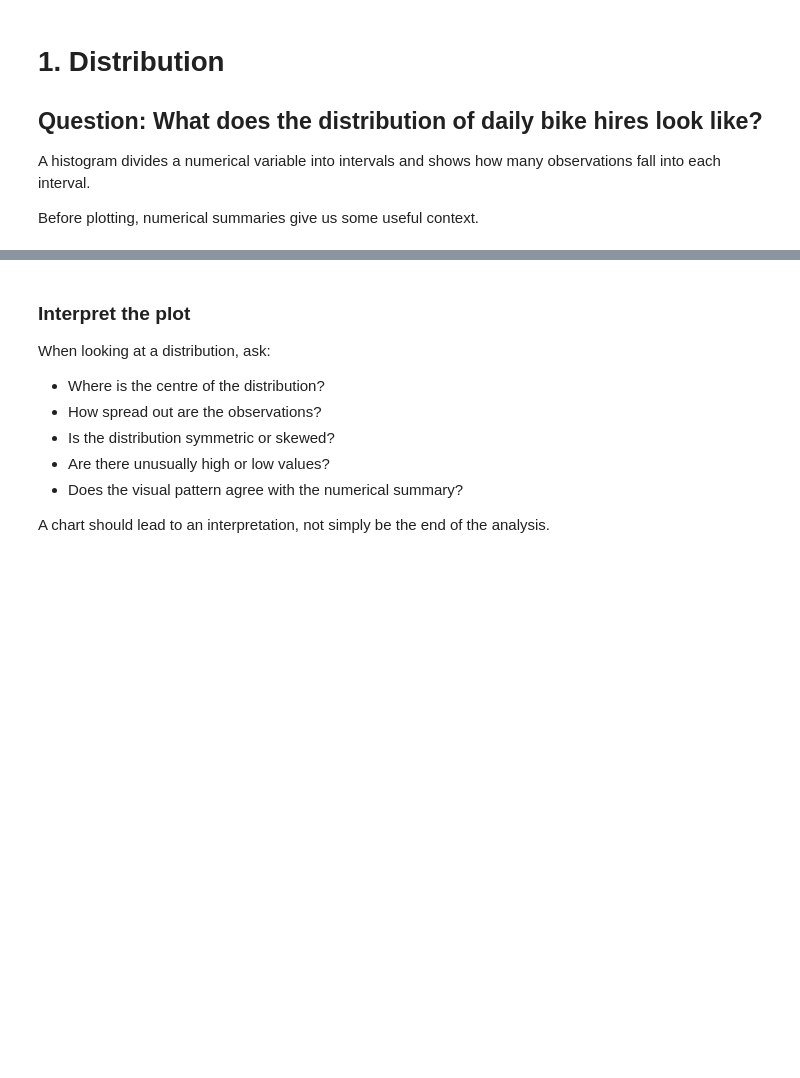
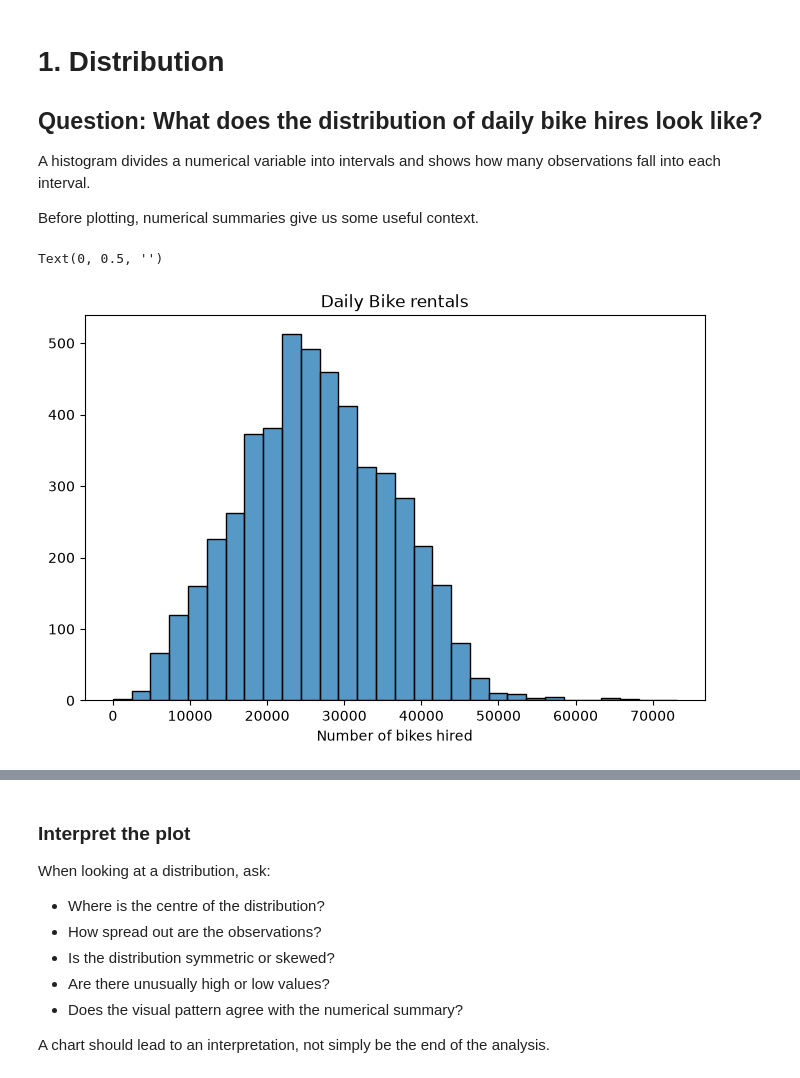
Before and after one commit to JAIAKASH651/ACOD, a Jupyter notebook: Session_2/4_Data_Visualisation_AUT26.ipynb, the cells around one changed output, grey strips where cells are left out. Saved outputs shown, nothing was run; the diff lists cells and outputs as text; code cells hidden in the pictures; blank space fills up the shorter version.

```diff
--- a/Session_2/4_Data_Visualisation_AUT26.ipynb
+++ b/Session_2/4_Data_Visualisation_AUT26.ipynb
@@ -133,3 +148,13 @@ Choose the most appropriate chart for each question:
 A histogram divides a numerical variable into intervals and shows how many observations fall into each interval.
 
 Before plotting, numerical summaries give us some useful context.
+# %%
+plt.figure(figsize=(8, 5))
+
+sns.histplot(data=bikes, x="bikes_hired", bins=30)
+plt.title("Daily Bike rentals")
+plt.xlabel("Number of bikes hired")
+plt.ylabel("")
+# %% [output]
+Text(0, 0.5, '')
+[figure, added]
```
Also changed, not shown: parts of 7 cells of this notebook.
